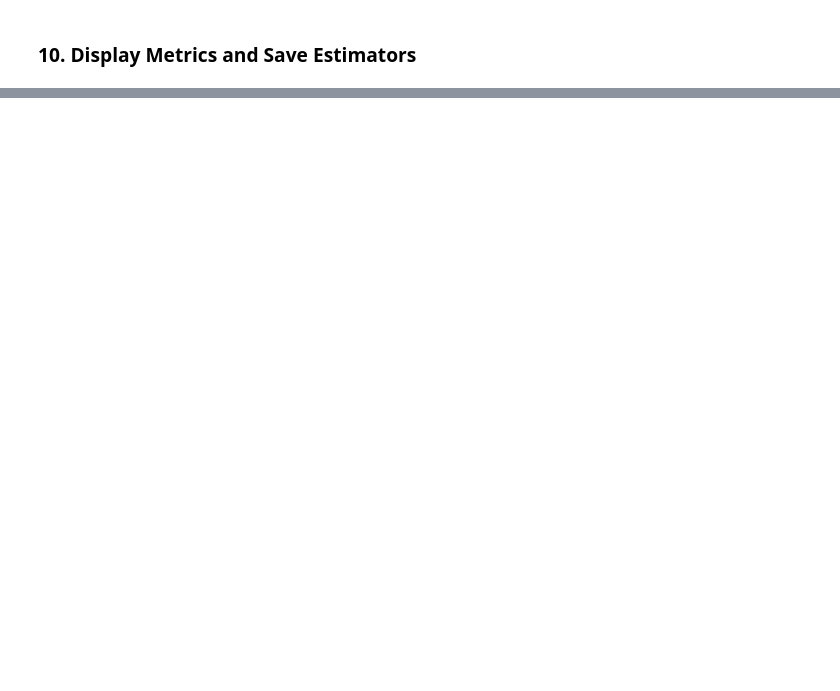
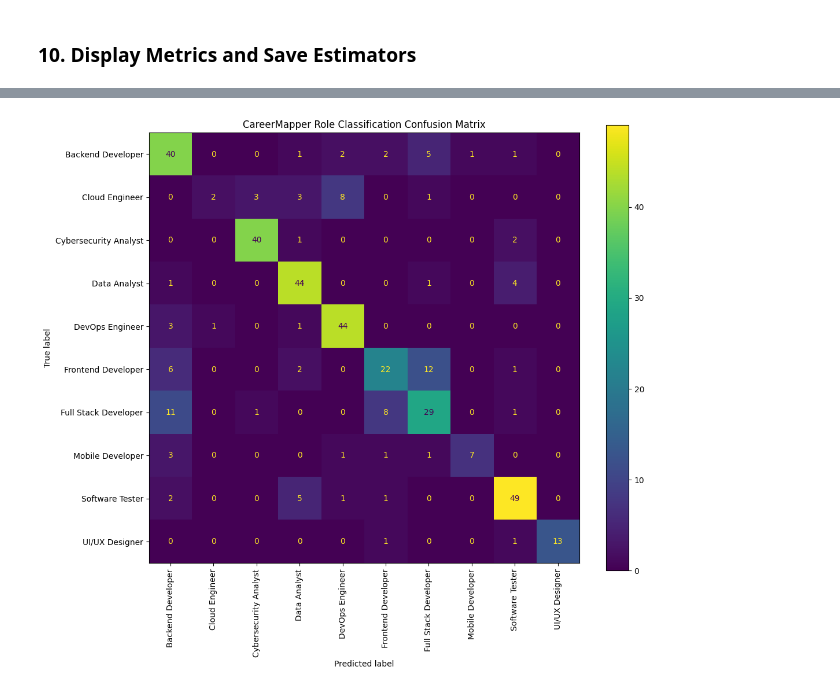
Before and after one commit to Chandu-Shrinivas/CareerMapper, a Jupyter notebook: ml/notebooks/baseline_training.ipynb, the cells around one changed output, grey strips where cells are left out. Saved outputs shown, nothing was run; the diff lists cells and outputs as text; code cells hidden in the pictures; blank space fills up the shorter version.

```diff
--- a/ml/notebooks/baseline_training.ipynb
+++ b/ml/notebooks/baseline_training.ipynb
@@ -119,0 +172,17 @@ print(f"Successfully saved models to models/ directory!")
+# %%
+from sklearn.metrics import confusion_matrix, ConfusionMatrixDisplay
+import matplotlib.pyplot as plt
+
+# Generate confusion matrix
+cm = confusion_matrix(y_val, y_pred, labels=clf.classes_)
+
+# Plot confusion matrix
+fig, ax = plt.subplots(figsize=(12, 10))
+disp = ConfusionMatrixDisplay(confusion_matrix=cm, display_labels=clf.classes_)
+
+disp.plot(ax=ax, xticks_rotation=90)
+
+plt.title("CareerMapper Role Classification Confusion Matrix")
+plt.show()
+# %% [output]
+[figure, added]
```
Also changed, not shown: parts of 8 cells of this notebook, 41 other files.
